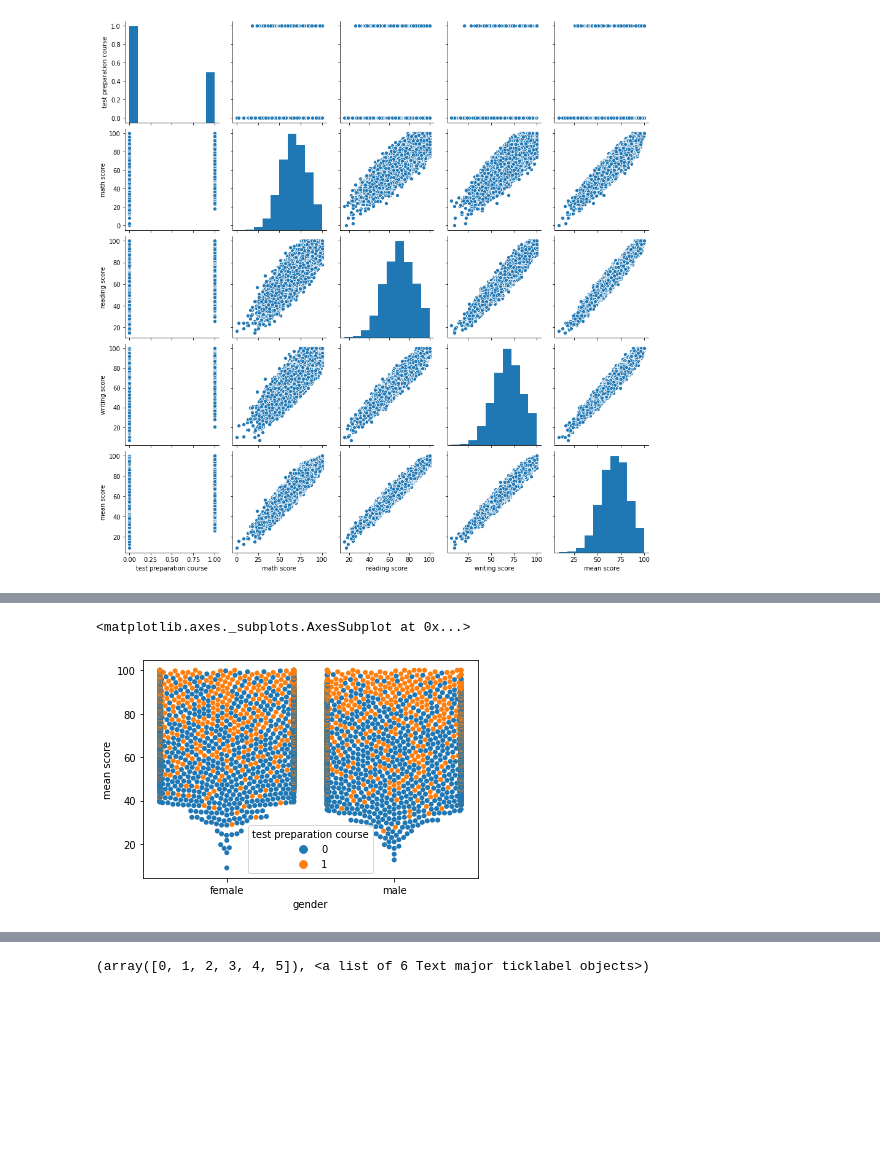
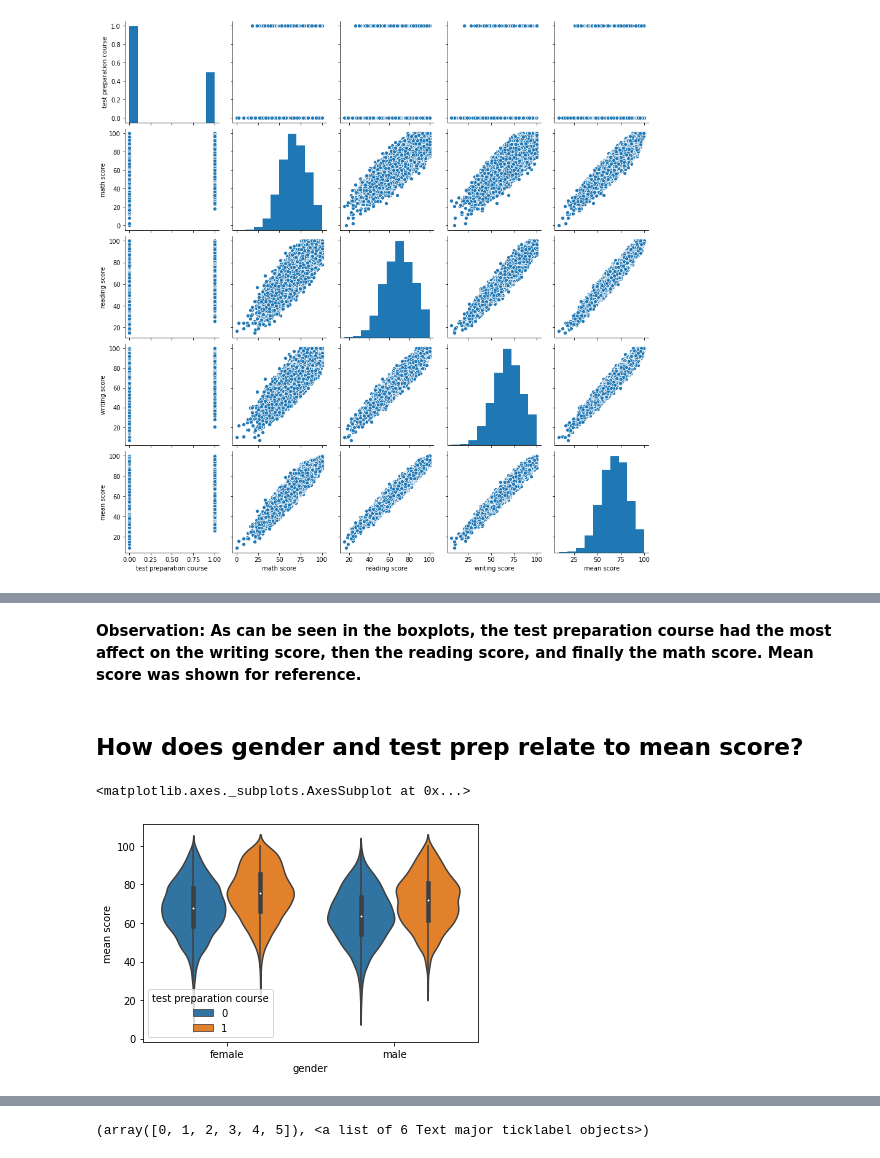
Before and after one commit to taflor/Student-Scores, a Jupyter notebook: notebooks/1.2 Exploratory Data Analysis.ipynb, the cells around one changed output, grey strips where cells are left out. Saved outputs shown, nothing was run; the diff lists cells and outputs as text; code cells hidden in the pictures; blank space fills up the shorter version.

```diff
--- a/notebooks/1.2 Exploratory Data Analysis.ipynb
+++ b/notebooks/1.2 Exploratory Data Analysis.ipynb
@@ -328,5 +585,9 @@ sns.scatterplot(x='writing score',y='reading score',data=df,hue='education',alph
+# %% [markdown]
+**Observation: As can be seen in the boxplots, the test preparation course had the most affect on the writing score, then the reading score, and finally the math score. Mean score was shown for reference.**
+# %% [markdown]
+## How does gender and test prep relate to mean score?
 # %%
-sns.swarmplot(x='gender',y='mean score',data=df,hue='test preparation course')
+sns.violinplot(x='gender',y='mean score',data=df,hue='test preparation course')
 # %% [output]
 <matplotlib.axes._subplots.AxesSubplot at 0x...>
-[figure, old version]
+[figure, new version]
```
Also changed, not shown: parts of 53 cells of this notebook, 8 other files.
